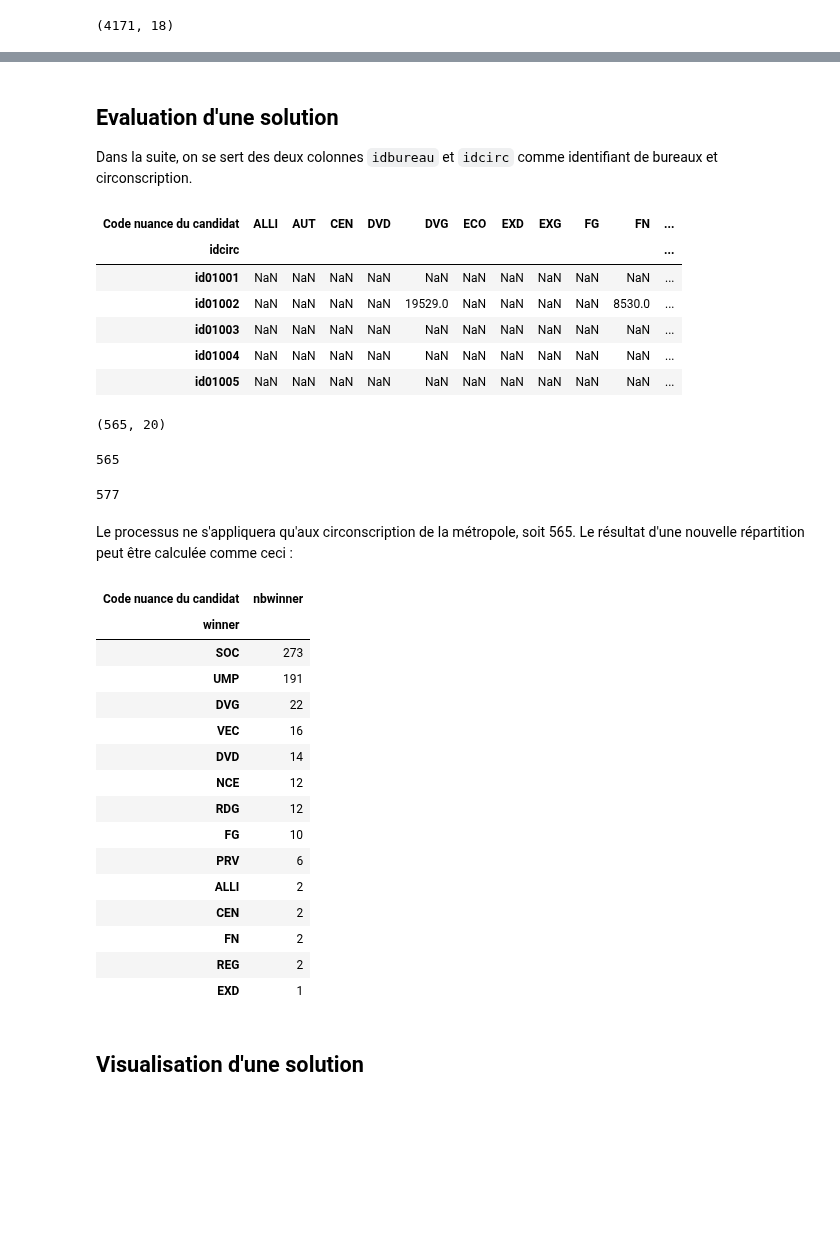
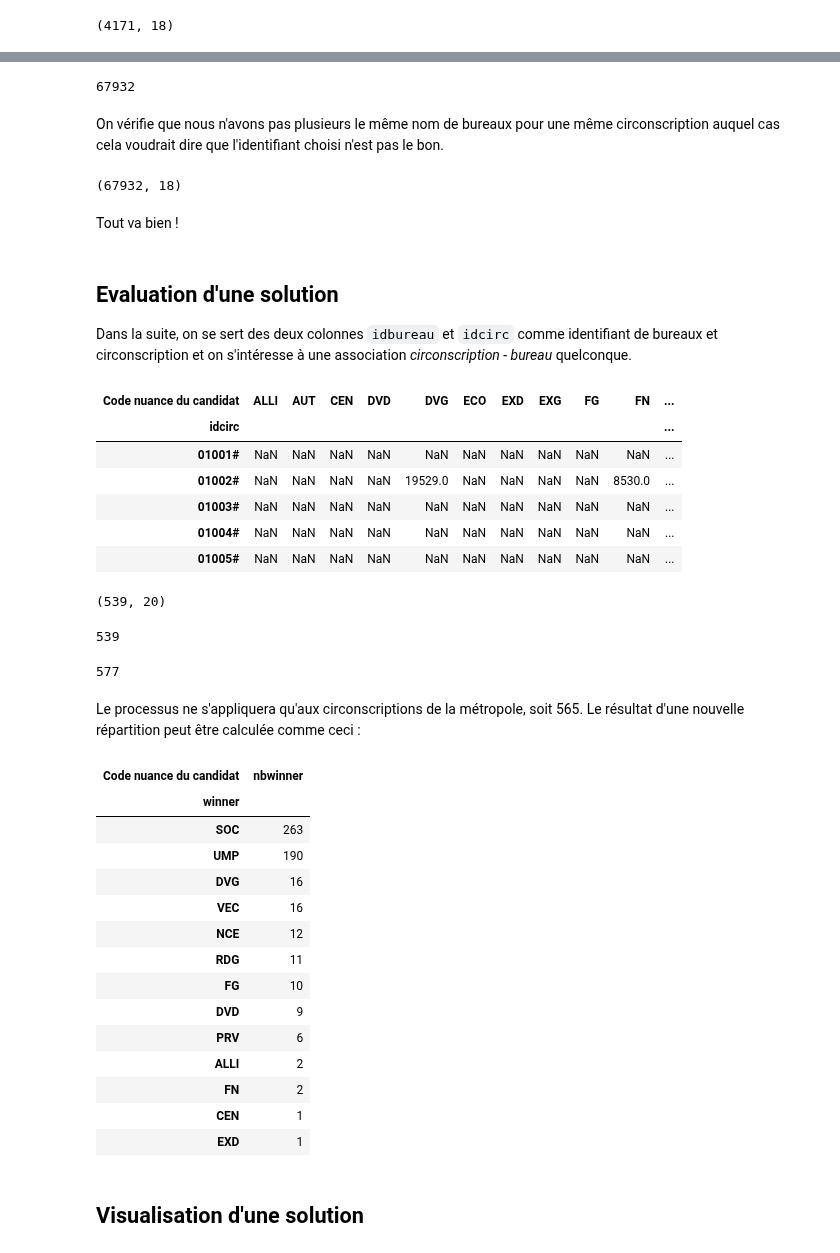
Before and after one commit to sdpython/actuariat_python, a Jupyter notebook: _doc/notebooks/population/election_carte_electorale_correction.ipynb, the cells around one changed output, grey strips where cells are left out. Drawn from its saved outputs; the diff is of its cells as text; code cells hidden in the pictures; blank space fills up the shorter version.

```diff
--- a/_doc/notebooks/population/election_carte_electorale_correction.ipynb
+++ b/_doc/notebooks/population/election_carte_electorale_correction.ipynb
@@ -132,13 +132,16 @@ Index(['N° tour', 'Code département', 'Code de la commune',
 # %% [markdown]
 Nous allons ajouter un identifiant pour les bureaux et les circonscriptions afin d'opérer des fusions entre données plus facilement. Comme l'objetif est de changer les bureaux de vote de circonscription, le code de la circonscription ne peut pas être utilisé pour identifier un bureau de vote. Nous allons vérifier que cette hypothèse tient la route.
 # %%
-cols = ["Code département", "N° de canton", "N° de bureau de vote"]
-def code_bureau(dd, aa, bb):
+cols = ["Code département", "Code de la commune", "N° de canton", "N° de bureau de vote"]
+def code_bureau(dd, cc, aa, bb):
     bb = bb if isinstance(bb, str) else ("%03d" % bb)
     if len(bb) > 3: bb = bb[-3:]
+    cc = cc if isinstance(cc, str) else ("%03d" % cc)
     aa = aa if isinstance(aa, str) else ("%02d" % aa)
     dd = dd if isinstance(dd, str) else ("%02d" % dd)
-    return "id" + dd + aa + bb
+    # on ajoute un "#" à la fin pour éviter que pandas converisse la colonne numérique
+    # et supprime les 0 devant l'identifiant
+    return dd + cc + aa + bb + "#"
 t2["idbureau"] = t2.apply(lambda row: code_bureau(*[row[c] for c in cols]), axis=1)
 t2.head(n=2)
 # %% [output]
@@ -146,7 +149,7 @@ t2.head(n=2)
 | 0 | 2 | ZA | 101 | Les Abymes | 1 | 1 | ... |
 | 1 | 2 | ZA | 101 | Les Abymes | 1 | 1 | ... |
 # %%
-t2["idcirc"] = t2.apply(lambda row: "id" + str(row["Code département"]) + "%03d" % row["N° de circonscription Lg"], axis=1)
+t2["idcirc"] = t2.apply(lambda row: str(row["Code département"]) + "%03d" % row["N° de circonscription Lg"] + "#", axis=1)
 t2.head(n=2)
 # %% [output]
 |  | N° tour | Code département | Code de la commune | Nom de la commune | N° de circonscription Lg | N° de canton | ... |
@@ -161,7 +164,7 @@ len(set(t2["idcirc"]))
 # %%
 t2circ = set(t2["idcirc"])
 t1 = tour["T1"]
-t1["idcirc"] = t1.apply(lambda row: "id" + str(row["Code département"]) + "%03d" % row["N° de circonscription Lg"], axis=1)
+t1["idcirc"] = t1.apply(lambda row: str(row["Code département"]) + "%03d" % row["N° de circonscription Lg"] + "#", axis=1)
 t1["idbureau"] = t1.apply(lambda row: code_bureau(*[row[c] for c in cols]), axis=1)
 t1["elu"] = t1["idcirc"].apply(lambda r: r not in t2circ)
 t1nott2 = t1[t1["elu"]].copy()
@@ -245,5 +248,5 @@ ax.set_title("nombre de bureaux de vote par circonscription")
 # %%
-t1t2noz = t1t2[(t1t2["Code département"] != "ZZ") & (t1t2["Code département"] != "ZW")]
+t1t2noz = t1t2[t1t2["Code département"].apply(lambda r: not r.startswith("Z"))]
 elu = t1t2noz[["Code nuance du candidat", "Exprimés"]].groupby("Code nuance du candidat").sum()
 ax = (elu.sort_values("Exprimés")/1000000).plot(kind="bar")
 ax.set_ylabel("Votes exprimés en millions")
@@ -282,13 +289,25 @@ t1t2.groupby(["idcirc", "N° de canton"], as_index=False).count().shape
+# %%
+len(set(t1t2["idbureau"]))
+# %% [output]
+67932
+# %% [markdown]
+On vérifie que nous n'avons pas plusieurs le même nom de bureaux pour une même circonscription auquel cas cela voudrait dire que l'identifiant choisi n'est pas le bon.
+# %%
+t1t2.groupby(["idcirc", "idbureau"], as_index=False).count().shape
+# %% [output]
+(67932, 18)
+# %% [markdown]
+Tout va bien !
 # %% [markdown]
 ## Evaluation d'une solution
 
-Dans la suite, on se sert des deux colonnes ``idbureau`` et ``idcirc`` comme identifiant de bureaux et circonscription.
+Dans la suite, on se sert des deux colonnes ``idbureau`` et ``idcirc`` comme identifiant de bureaux et circonscription et on s'intéresse à une association *circonscription - bureau* quelconque.
 # %%
 import numpy
 
-def agg_circonscription(data_vote, solution=None,
-                 col_circ="idcirc", col_place="idbureau", col_vote="Nombre de voix du candidat",
-                 col_nuance="Code nuance du candidat"):
+def agg_circonscription(data_vote, solution=None, col_circ="idcirc",
+                        col_place="idbureau", col_vote="Nombre de voix du candidat",
+                        col_nuance="Code nuance du candidat"):
     """
     Calcul la nuance gagnante dans chaque circonscription.
 
@@ -302,78 +321,79 @@ def agg_circonscription(data_vote, solution=None,
     @return                 matrice de résultats, une ligne par circoncription, une colonne par nuance/parti
     """
     if solution is None:
+        # on reprend l'association circoncscription - bureau de la dernière élection
         agg = data_vote[[col_circ, col_nuance, col_vote]].groupby([col_circ, col_nuance], as_index=False).sum()
     else:
+        # on construit la nouvelle association
         rev = {}
         for k, v in solution.items():
             for place in v:
                 if place in rev:
                     raise ValueError("Un bureaux est associé à deux circonscriptions : {0}".format([rev[place], k]))
                 rev[place] = k
         keep = data_vote[[col_place, col_vote, col_nuance]].copy()
         keep[col_circ] = keep[col_place].apply(lambda r: rev[r])
         agg = keep[[col_circ, col_nuance, col_vote]].groupby([col_circ, col_nuance], as_index=False).sum()
 
     # les données sont maintenant agrégées par circonscription, il faut déterminer le gagnant
     piv = agg.pivot(col_circ, col_nuance, col_vote)
     gagnant = []
     votes = []
     sums = []
 
     for row in piv.values:
         mx = max((r, i) for i, r in enumerate(row) if not numpy.isnan(r))
         gagnant.append(piv.columns[mx[1]])
         votes.append(mx[0])
         sums.append(sum(r for r in row if not numpy.isnan(r)))
 
     piv["winner"] = gagnant
     piv["nbwinner"] = votes
     piv["total"] = sums
     return piv
 
 score = agg_circonscription(t1t2noz)
 score.head()
 # %% [output]
 | Code nuance du candidat | ALLI | AUT | CEN | DVD | DVG | ECO | EXD | EXG | FG | FN | ... |
 | idcirc |  |  |  |  |  |  |  |  |  |  | ... |
-| id01001 | NaN | NaN | NaN | NaN | NaN | NaN | NaN | NaN | NaN | NaN | ... |
-| id01002 | NaN | NaN | NaN | NaN | 19529.0 | NaN | NaN | NaN | NaN | 8530.0 | ... |
-| id01003 | NaN | NaN | NaN | NaN | NaN | NaN | NaN | NaN | NaN | NaN | ... |
-| id01004 | NaN | NaN | NaN | NaN | NaN | NaN | NaN | NaN | NaN | NaN | ... |
-| id01005 | NaN | NaN | NaN | NaN | NaN | NaN | NaN | NaN | NaN | NaN | ... |
+| 01001# | NaN | NaN | NaN | NaN | NaN | NaN | NaN | NaN | NaN | NaN | ... |
+| 01002# | NaN | NaN | NaN | NaN | 19529.0 | NaN | NaN | NaN | NaN | 8530.0 | ... |
+| 01003# | NaN | NaN | NaN | NaN | NaN | NaN | NaN | NaN | NaN | NaN | ... |
+| 01004# | NaN | NaN | NaN | NaN | NaN | NaN | NaN | NaN | NaN | NaN | ... |
+| 01005# | NaN | NaN | NaN | NaN | NaN | NaN | NaN | NaN | NaN | NaN | ... |
 # %%
 score.shape
 # %% [output]
-(565, 20)
+(539, 20)
 # %%
 len(set(t1t2noz["idcirc"]))
 # %% [output]
-565
+539
 # %%
 len(set(t1t2["idcirc"]))
 # %% [output]
 577
 # %% [markdown]
-Le processus ne s'appliquera qu'aux circonscription de la métropole, soit 565. Le résultat d'une nouvelle répartition peut être calculée comme ceci :
+Le processus ne s'appliquera qu'aux circonscriptions de la métropole, soit 565. Le résultat d'une nouvelle répartition peut être calculée comme ceci :
 # %%
 count = score[["winner", "nbwinner"]].groupby(["winner"]).count()
 count.sort_values("nbwinner", ascending=False)
 # %% [output]
 | Code nuance du candidat | nbwinner |
 | winner |  |
-| SOC | 273 |
-| UMP | 191 |
-| DVG | 22 |
+| SOC | 263 |
+| UMP | 190 |
+| DVG | 16 |
 | VEC | 16 |
-| DVD | 14 |
 | NCE | 12 |
-| RDG | 12 |
+| RDG | 11 |
 | FG | 10 |
+| DVD | 9 |
 | PRV | 6 |
 | ALLI | 2 |
-| CEN | 2 |
 | FN | 2 |
-| REG | 2 |
+| CEN | 1 |
 | EXD | 1 |
 # %% [markdown]
 ## Visualisation d'une solution
```
Also changed, not shown: parts of 74 cells of this notebook, 1 other file.
